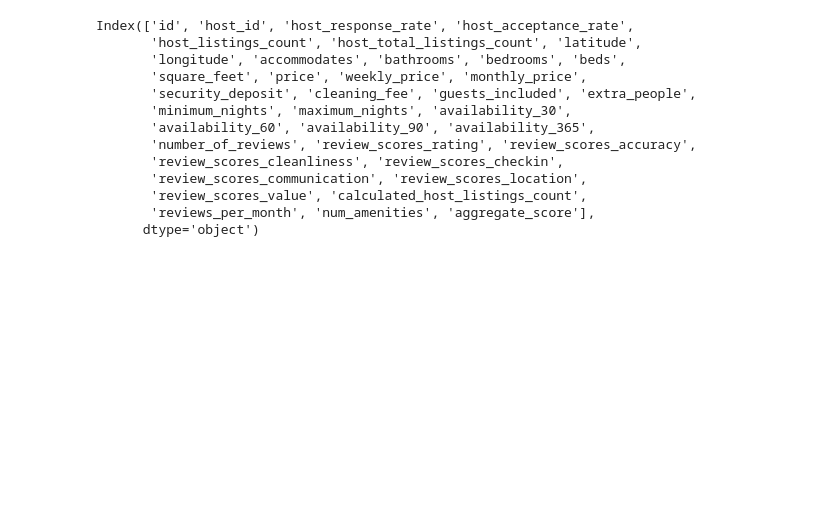
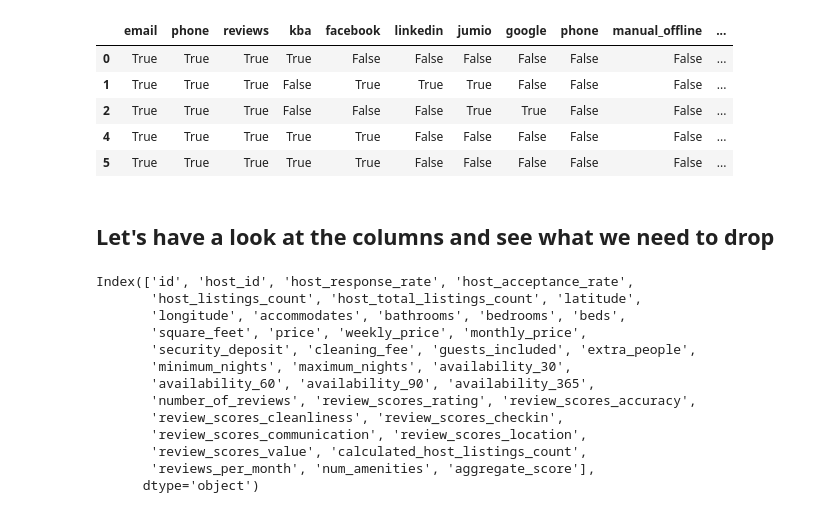
Before and after one commit to aaronlws95/airbnb-data-analysis, a Jupyter notebook: 2-prediction_model.ipynb, the cells around one changed output. Drawn from its saved outputs; the diff is of its cells as text; code cells hidden in the pictures; blank space fills up the shorter version.

```diff
--- a/2-prediction_model.ipynb
+++ b/2-prediction_model.ipynb
@@ -23,7 +32,7 @@ for x in csv_files:
 # %%
 df_listings = dfs["listings"].copy()
 # %%
-def preprocess_df_listings(df):
+def clean_df_listings(df):
     """
     Preprocess listings dataframe
     Input:
@@ -32,14 +41,8 @@ def preprocess_df_listings(df):
         df: Cleaned listings dataframe
     """
 
-    before_cols = df.shape[1]
     # Remove columns with all missing values
     df = df.dropna(how="all", axis=1)
-    # Remove columns with redundant data
-    for col in df.columns:
-        if len((df[col]).unique())==1:
-            df = df.drop(col, axis=1)
-    after_cols = df.shape[1]
 
     # Fix review columns
     review_scores_cols = [x for x in df.columns if "review_scores" in x]
@@ -71,15 +74,22 @@ def preprocess_df_listings(df):
                      "host_identity_verified",
                      "require_guest_profile_picture",
                      "require_guest_phone_verification",
-                     "instant_bookable"]
+                     "instant_bookable",
+                     "is_location_exact"]
     for col in bool_col_list:
         df[col] = df[col].apply(lambda x: x == "t")
     # Get amenities count
     df["num_amenities"] = df["amenities"].apply(lambda x: len(x.split(",")))
 
+    # Remove columns with redundant data
+    for col in df.columns:
+        if len((df[col]).unique())==1:
+            df = df.drop(col, axis=1)
+
     return df
 # %%
-df_listings = preprocess_df_listings(df_listings)
+# Clean the data
+df_listings = clean_df_listings(df_listings)
 # %%
 def aggregate_review_score(x):
     """
@@ -123 +142,28 @@ for k in amenities_dict:
+# %%
+# Get count for each host verification listed and move them into their own columns
+host_verification_dict = {}
+for _, row in df_listings.iterrows():
+    verifications = row["host_verifications"].replace("[", "").replace("]", "").replace('\'', "")
+    if "," in verifications:
+        verifications = verifications.split(",")
+    else:
+        verifications = [verifications]
+    for v in verifications:
+        if x != "":
+            if v not in host_verification_dict:
+                host_verification_dict[v] = {}
+            if row["id"] not in host_verification_dict[v]:
+                host_verification_dict[v][row["id"]] = True
+for k in host_verification_dict:
+    df_listings[k] = df_listings["id"].map(host_verification_dict[k]).fillna(False)
+df_listings[host_verification_dict.keys()].head()
+# %% [output]
+|  | email | phone | reviews | kba | facebook | linkedin | jumio | google | phone | manual_offline | ... |
+| 0 | True | True | True | True | False | False | False | False | False | False | ... |
+| 1 | True | True | True | False | True | True | True | False | False | False | ... |
+| 2 | True | True | True | False | False | False | True | True | False | False | ... |
+| 4 | True | True | True | True | True | False | False | False | False | False | ... |
+| 5 | True | True | True | True | True | False | False | False | False | False | ... |
+# %% [markdown]
+## Let's have a look at the columns and see what we need to drop
 # %%
```
Also changed, not shown: parts of 22 cells of this notebook, 2 other files.
